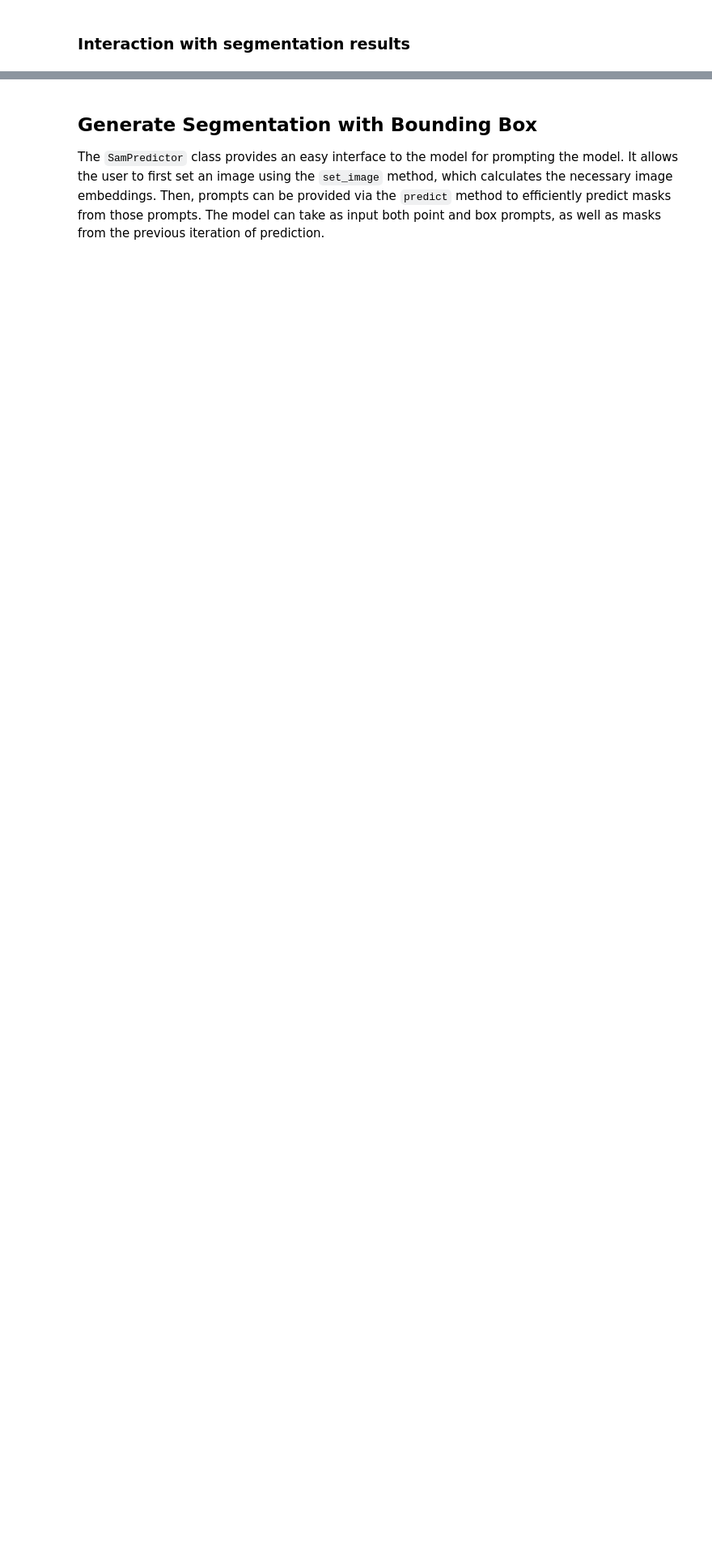
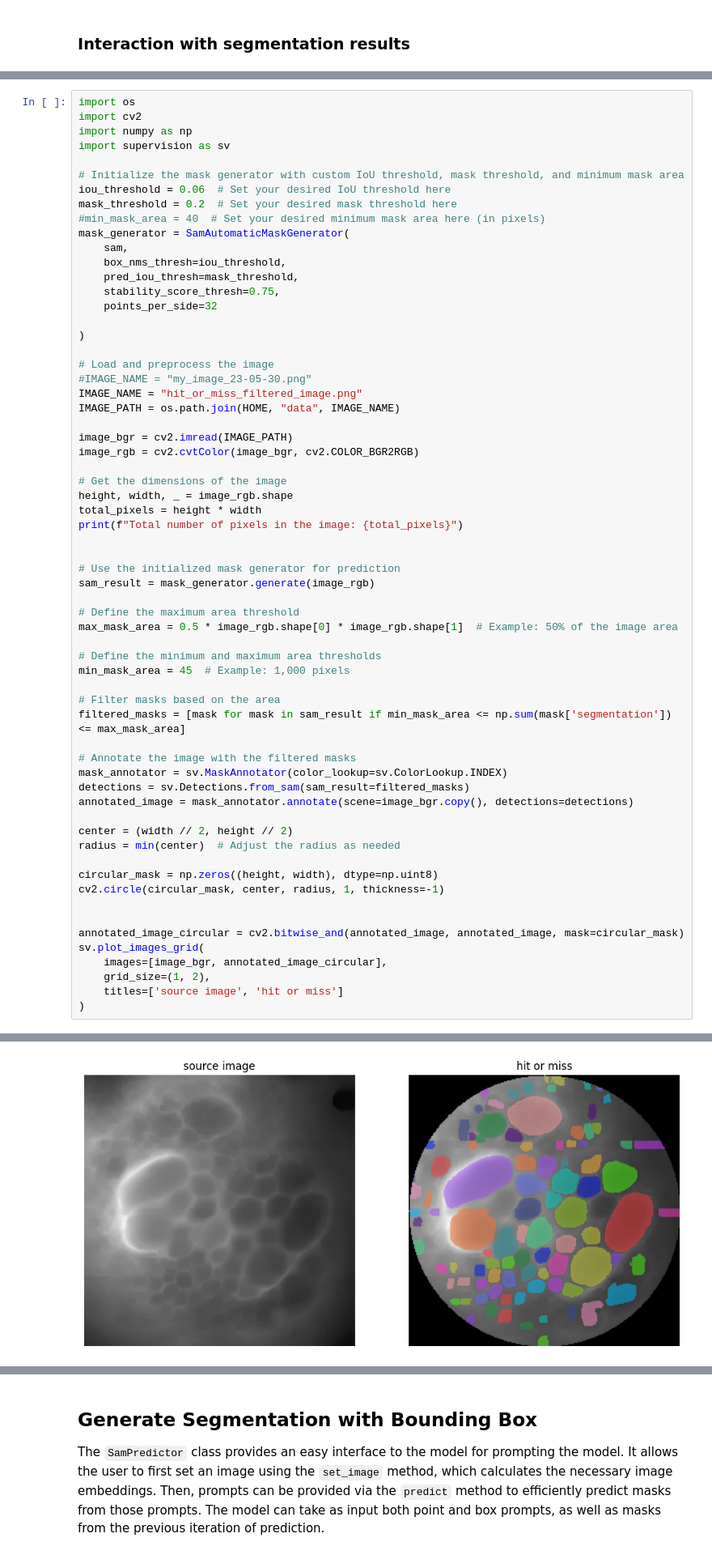
Before and after one commit to svanaki1/TESTING, a Jupyter notebook: notebooks/how-to-segment-anything-with-sam.ipynb, the cells around one changed output, grey strips where cells are left out. Shown at 81% size. Cells and saved outputs as stored; diff of their text form; blank space fills up the shorter version.

```diff
--- a/notebooks/how-to-segment-anything-with-sam.ipynb
+++ b/notebooks/how-to-segment-anything-with-sam.ipynb
@@ -472,0 +482,64 @@ Total number of pixels in the image: 65536
+# %%
+import os
+import cv2
+import numpy as np
+import supervision as sv
+
+# Initialize the mask generator with custom IoU threshold, mask threshold, and minimum mask area
+iou_threshold = 0.06  # Set your desired IoU threshold here
+mask_threshold = 0.2  # Set your desired mask threshold here
+#min_mask_area = 40  # Set your desired minimum mask area here (in pixels)
+mask_generator = SamAutomaticMaskGenerator(
+    sam,
+    box_nms_thresh=iou_threshold,
+    pred_iou_thresh=mask_threshold,
+    stability_score_thresh=0.75,
+    points_per_side=32
+
+)
+
+# Load and preprocess the image
+#IMAGE_NAME = "my_image_23-05-30.png"
+IMAGE_NAME = "hit_or_miss_filtered_image.png"
+IMAGE_PATH = os.path.join(HOME, "data", IMAGE_NAME)
+
+image_bgr = cv2.imread(IMAGE_PATH)
+image_rgb = cv2.cvtColor(image_bgr, cv2.COLOR_BGR2RGB)
+
+# Get the dimensions of the image
+height, width, _ = image_rgb.shape
+total_pixels = height * width
+print(f"Total number of pixels in the image: {total_pixels}")
+
+
+# Use the initialized mask generator for prediction
+sam_result = mask_generator.generate(image_rgb)
+
+# Define the maximum area threshold
+max_mask_area = 0.5 * image_rgb.shape[0] * image_rgb.shape[1]  # Example: 50% of the image area
+
+# Define the minimum and maximum area thresholds
+min_mask_area = 45  # Example: 1,000 pixels
+
+# Filter masks based on the area
+filtered_masks = [mask for mask in sam_result if min_mask_area <= np.sum(mask['segmentation']) <= max_mask_area]
+
+# Annotate the image with the filtered masks
+mask_annotator = sv.MaskAnnotator(color_lookup=sv.ColorLookup.INDEX)
+detections = sv.Detections.from_sam(sam_result=filtered_masks)
+annotated_image = mask_annotator.annotate(scene=image_bgr.copy(), detections=detections)
+
+center = (width // 2, height // 2)
+radius = min(center)  # Adjust the radius as needed
+
+circular_mask = np.zeros((height, width), dtype=np.uint8)
+cv2.circle(circular_mask, center, radius, 1, thickness=-1)
+
+
+annotated_image_circular = cv2.bitwise_and(annotated_image, annotated_image, mask=circular_mask)
+sv.plot_images_grid(
+    images=[image_bgr, annotated_image_circular],
+    grid_size=(1, 2),
+    titles=['source image', 'hit or miss']
+)
+# %% [output]
@@ -473,3 +547,4 @@ Total number of pixels in the image: 65536
+[figure, added]
 # %%
 import os
 import cv2
```
Also changed, not shown: parts of 8 cells of this notebook.
